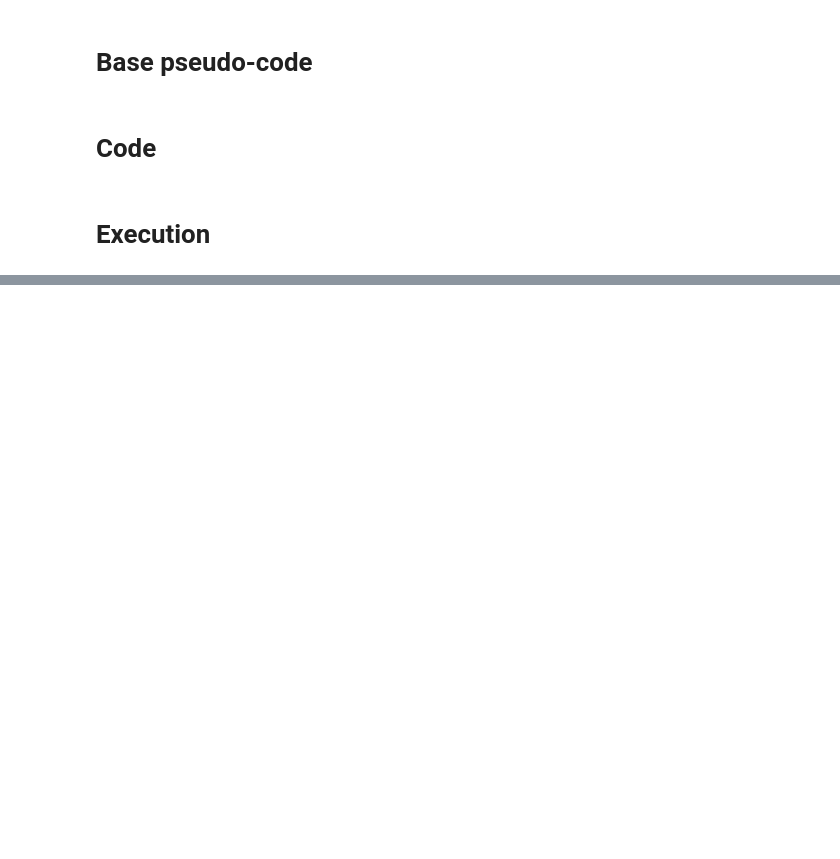
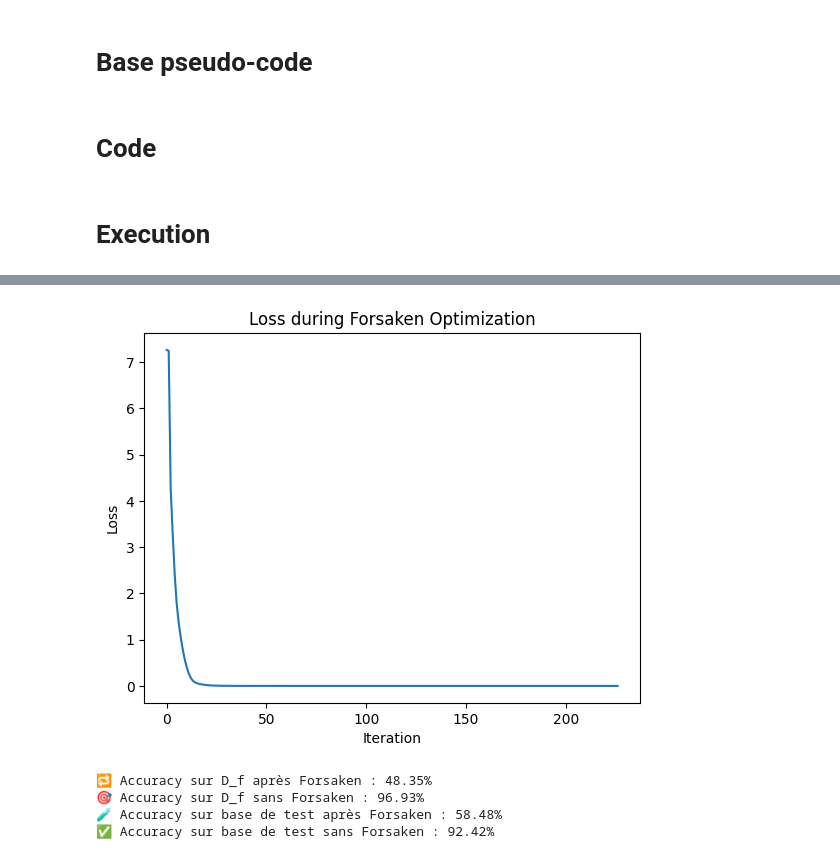
Before and after one commit to DepInfoAliciaSHAO/forsaken, a Jupyter notebook: forsaken.ipynb, the cells around one changed output, grey strips where cells are left out. Cells and saved outputs as stored; diff of their text form; code cells hidden in the pictures; blank space fills up the shorter version.

```diff
--- a/forsaken.ipynb
+++ b/forsaken.ipynb
@@ -214,0 +289,3 @@ Accuracy sur base de test sans Forsaken : 95.08%
+# %%
+model_noise = FullyConnectedNN()
+train_model(model_noise, train_loader=noisy_train_loader, lr=0.01, epochs=25)
@@ -214,0 +310,28 @@ Accuracy sur base de test sans Forsaken : 95.08%
+# %%
+forget_dataset = TensorDataset(contaminated_images, raw_labels[contaminated_indices])
+forget_loader = DataLoader(forget_dataset, batch_size=64, shuffle=False)
+
+# On prend un batch du forget set pour le test
+images_forget, labels_forget = next(iter(forget_loader))
+
+# P = distribution uniforme cible
+P = torch.full((images_forget.size(0), 10), 1/10)
+# %%
+T = 100
+lambda_ = 0
+omega = 1.0
+eta_mu = 0.2
+xi = 3.0
+
+model_forsaken_noise = forsaken(
+    f_theta_0=model_noise,
+    T=T,
+    lambda_=lambda_,
+    omega=omega,
+    P=P,
+    D_f=images_forget,  # batch d’images à oublier
+    eta_mu=eta_mu,
+    xi=xi,
+    optimizer='LBFGS'
+)
+# %% [output]
@@ -214,0 +355,21 @@ Accuracy sur base de test sans Forsaken : 95.08%
+[figure, added]
+# %%
+# Évaluer le modèle après Forsaken sur le forget set
+accuracy_forget_noise = evaluate_model(model_forsaken_noise, forget_loader)
+print(f"🔁 Accuracy sur D_f après Forsaken : {accuracy_forget_noise:.2f}%")
+
+# Évaluer le modèle initial (model_noise) sur le forget set
+accuracy_base_noise = evaluate_model(model_noise, forget_loader)
+print(f"🎯 Accuracy sur D_f sans Forsaken : {accuracy_base_noise:.2f}%")
+
+# Évaluer sur le test set standard
+accuracy_forget_test = evaluate_model(model_forsaken_noise, test_loader)
+print(f"🧪 Accuracy sur base de test après Forsaken : {accuracy_forget_test:.2f}%")
+
+accuracy_base_test = evaluate_model(model_noise, test_loader)
+print(f"✅ Accuracy sur base de test sans Forsaken : {accuracy_base_test:.2f}%")
+# %% [output]
+🔁 Accuracy sur D_f après Forsaken : 48.35%
+🎯 Accuracy sur D_f sans Forsaken : 96.93%
+🧪 Accuracy sur base de test après Forsaken : 58.48%
+✅ Accuracy sur base de test sans Forsaken : 92.42%
```
Also changed, not shown: parts of 6 cells of this notebook.
